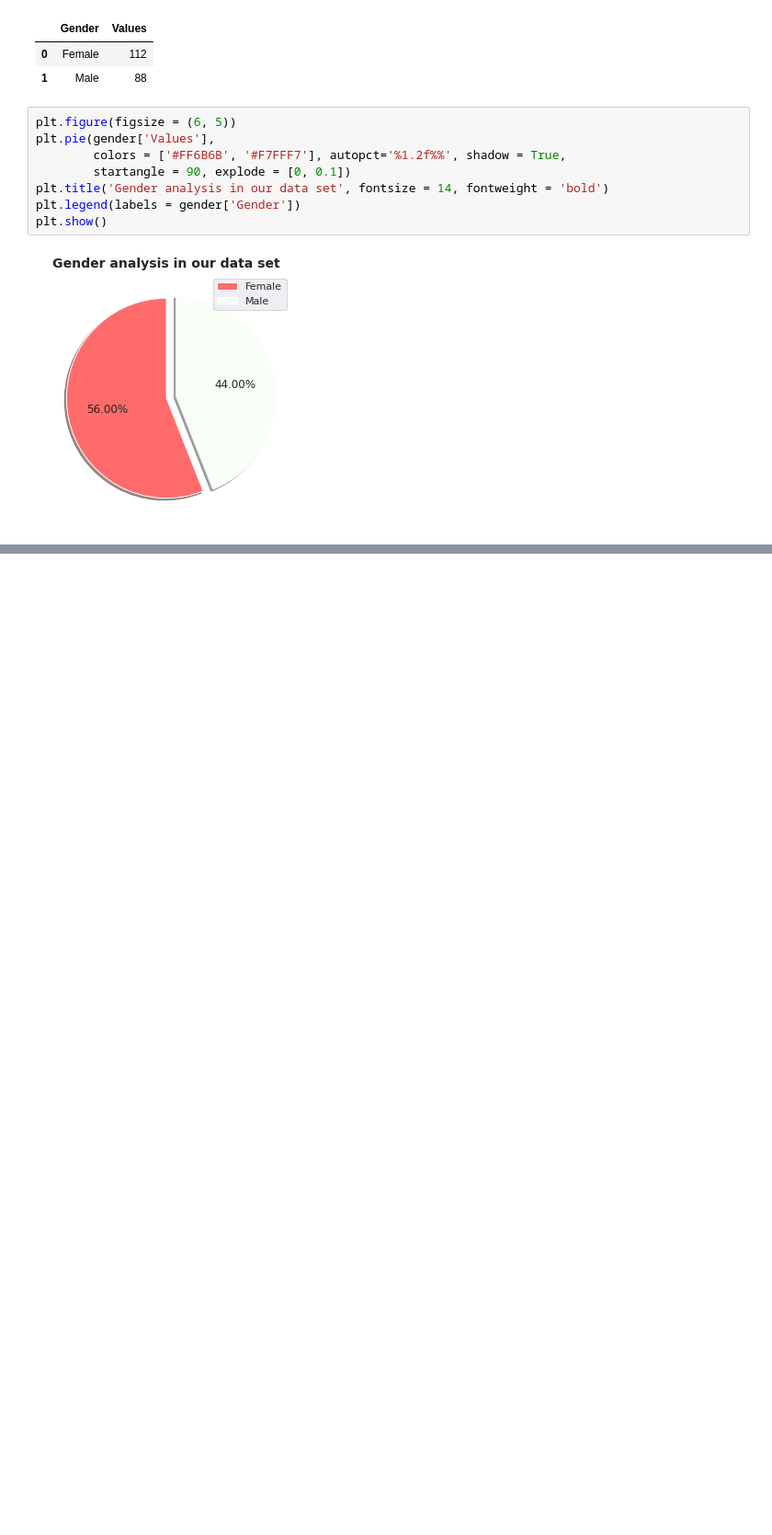
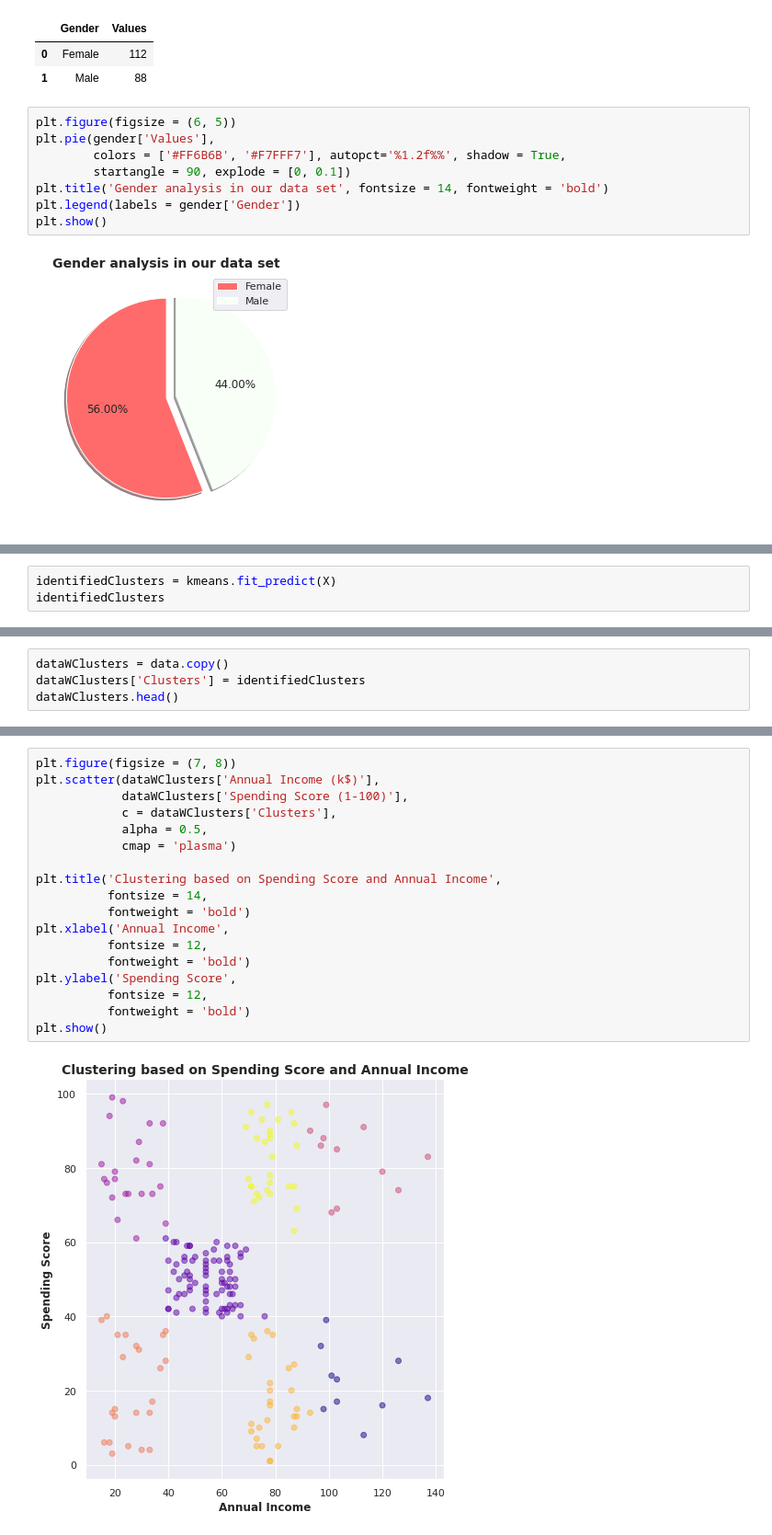
Before and after one commit to WorldWideWest/marketingAutomation, a Jupyter notebook: notebooks/KMEANS.ipynb, the cells around one changed output, grey strips where cells are left out. Shown: that part at 92% size. Saved outputs shown, nothing was run; the diff lists cells and outputs as text; blank space fills up the shorter version.

```diff
--- a/notebooks/KMEANS.ipynb
+++ b/notebooks/KMEANS.ipynb
@@ -91,0 +145,3 @@ plt.show()
+# %%
+identifiedClusters = kmeans.fit_predict(X)
+identifiedClusters
@@ -91,0 +159,4 @@ plt.show()
+# %%
+dataWClusters = data.copy()
+dataWClusters['Clusters'] = identifiedClusters
+dataWClusters.head()
@@ -91,0 +170,20 @@ plt.show()
+# %%
+plt.figure(figsize = (7, 8))
+plt.scatter(dataWClusters['Annual Income (k$)'],
+            dataWClusters['Spending Score (1-100)'],
+            c = dataWClusters['Clusters'],
+            alpha = 0.5,
+            cmap = 'plasma')
+
+plt.title('Clustering based on Spending Score and Annual Income',
+          fontsize = 14,
+          fontweight = 'bold')
+plt.xlabel('Annual Income',
+          fontsize = 12,
+          fontweight = 'bold')
+plt.ylabel('Spending Score',
+          fontsize = 12,
+          fontweight = 'bold')
+plt.show()
+# %% [output]
+[figure, added]
```
Also changed, not shown: parts of 18 cells of this notebook, 1 other file.
